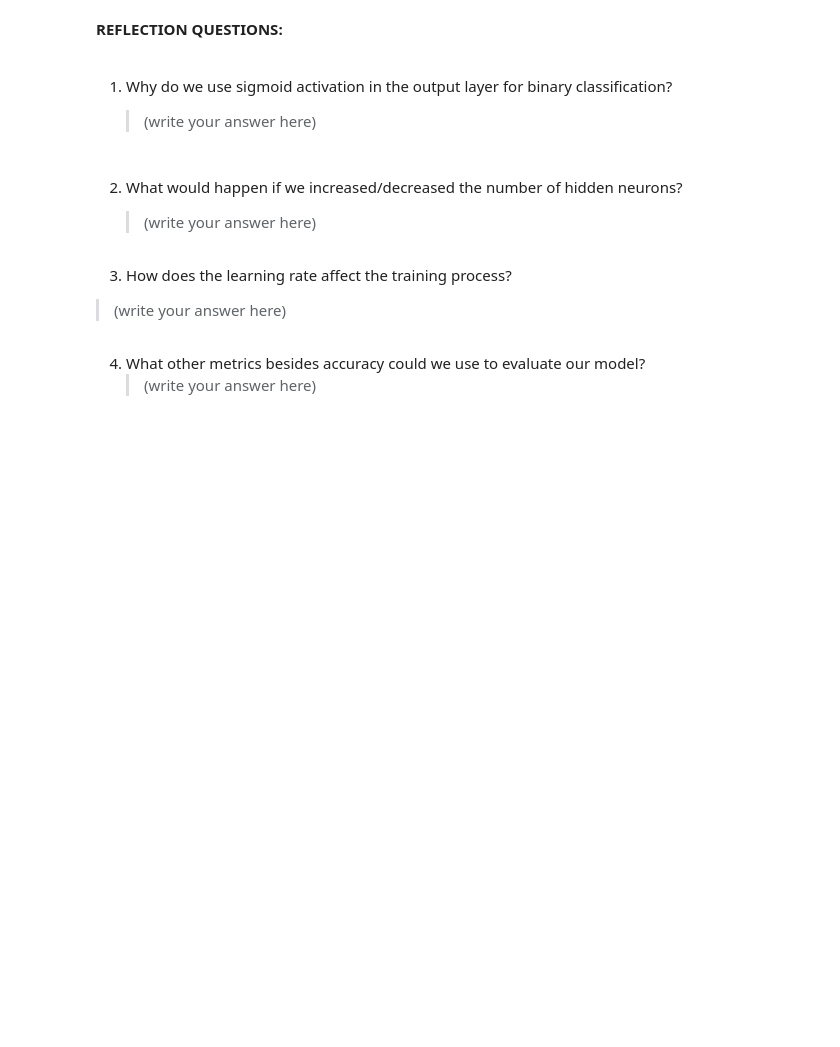
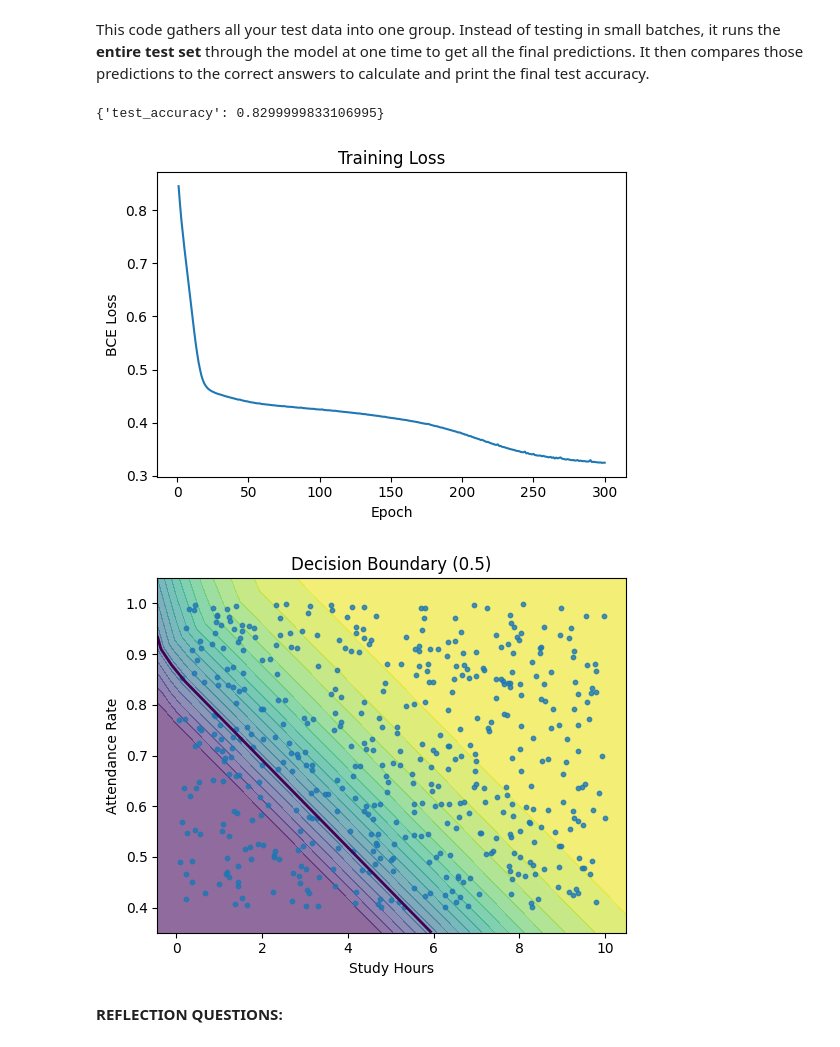
Before and after one commit to magneofico/student-passfail-ml, a Jupyter notebook: notebooks/Activity_02_Neural_Network_from_Scratch_Using_PyTorch_and_Custom_Dataset.ipynb, the cells around one changed output. Saved outputs shown, nothing was run; the diff lists cells and outputs as text; code cells hidden in the pictures; blank space fills up the shorter version.

```diff
--- a/notebooks/Activity_02_Neural_Network_from_Scratch_Using_PyTorch_and_Custom_Dataset.ipynb
+++ b/notebooks/Activity_02_Neural_Network_from_Scratch_Using_PyTorch_and_Custom_Dataset.ipynb
@@ -394,0 +82,12 @@ TASKS:
+# %%
+class StudentNet(nn.Module):
+    def __init__(self):
+        super().__init__()
+        self.net = nn.Sequential(
+            nn.Linear(2, 8), nn.ReLU(),
+            nn.Linear(8, 4), nn.ReLU(),
+            nn.Linear(4, 1), nn.Sigmoid()
+        )
+    def forward(self, x): return self.net(x)
+
+model = StudentNet()
@@ -394,0 +96,3 @@ TASKS:
+# %%
+criterion = nn.BCELoss()
+optimizer = torch.optim.Adam(model.parameters(), lr=0.001)
@@ -395,16 +138,44 @@ TASKS:
+# %% [markdown]
+This code gathers all your test data into one group. Instead of testing in small batches, it runs the **entire test set** through the model at one time to get all the final predictions. It then compares those predictions to the correct answers to calculate and print the final test accuracy.
+# %%
+model.eval()
+with torch.no_grad():
+    X_test = torch.stack([b[0] for b in test_ds])
+    y_test = torch.stack([b[1] for b in test_ds])
+    y_prob = model(X_test).squeeze(1)
+    y_pred = (y_prob >= 0.5).float()
+    test_accuracy = (y_pred == y_test.squeeze(1)).float().mean().item()
+
+print({"test_accuracy": test_accuracy})
+# %% [output]
+{'test_accuracy': 0.8299999833106995}
+# %%
+# loss curve
+plt.figure(figsize=(5.5,4))
+plt.plot(range(1, n_epochs+1), train_losses)
+plt.xlabel("Epoch"); plt.ylabel("BCE Loss"); plt.title("Training Loss")
+plt.tight_layout(); plt.show()
+
+# decision boundary
+x_min, x_max = df["study_hours"].min()-0.5, df["study_hours"].max()+0.5
+y_min, y_max = df["attendance_rate"].min()-0.05, df["attendance_rate"].max()+0.05
+xx, yy = np.meshgrid(np.linspace(x_min, x_max, 200, dtype=np.float32),
+                     np.linspace(y_min, y_max, 200, dtype=np.float32))
+grid = np.c_[xx.ravel(), yy.ravel()].astype(np.float32)
+
+with torch.no_grad():
+    zz = model(torch.from_numpy(grid)).numpy().reshape(xx.shape)
+
+plt.figure(figsize=(5.5,4.5))
+cs = plt.contourf(xx, yy, zz, levels=20, alpha=0.6)
+plt.contour(xx, yy, zz, levels=[0.5], linewidths=2)
+plt.scatter(df["study_hours"], df["attendance_rate"], s=10, alpha=0.8)
+plt.xlabel("Study Hours"); plt.ylabel("Attendance Rate"); plt.title("Decision Boundary (0.5)")
+
+plt.tight_layout()
+plt.show()
+# %% [output]
+[figure, added]
+[figure, added]
 # %% [markdown]
 **REFLECTION QUESTIONS:**
-# %% [markdown]
-1. Why do we use sigmoid activation in the output layer for binary classification?
-
-    > (write your answer here)
-# %% [markdown]
-2. What would happen if we increased/decreased the number of hidden neurons?
-
-    > (write your answer here)
-# %% [markdown]
-3. How does the learning rate affect the training process?
-> (write your answer here)
-# %% [markdown]
-4. What other metrics besides accuracy could we use to evaluate our model?
-    > (write your answer here)
```
Also changed, not shown: parts of 66 cells of this notebook, 1 other file.
